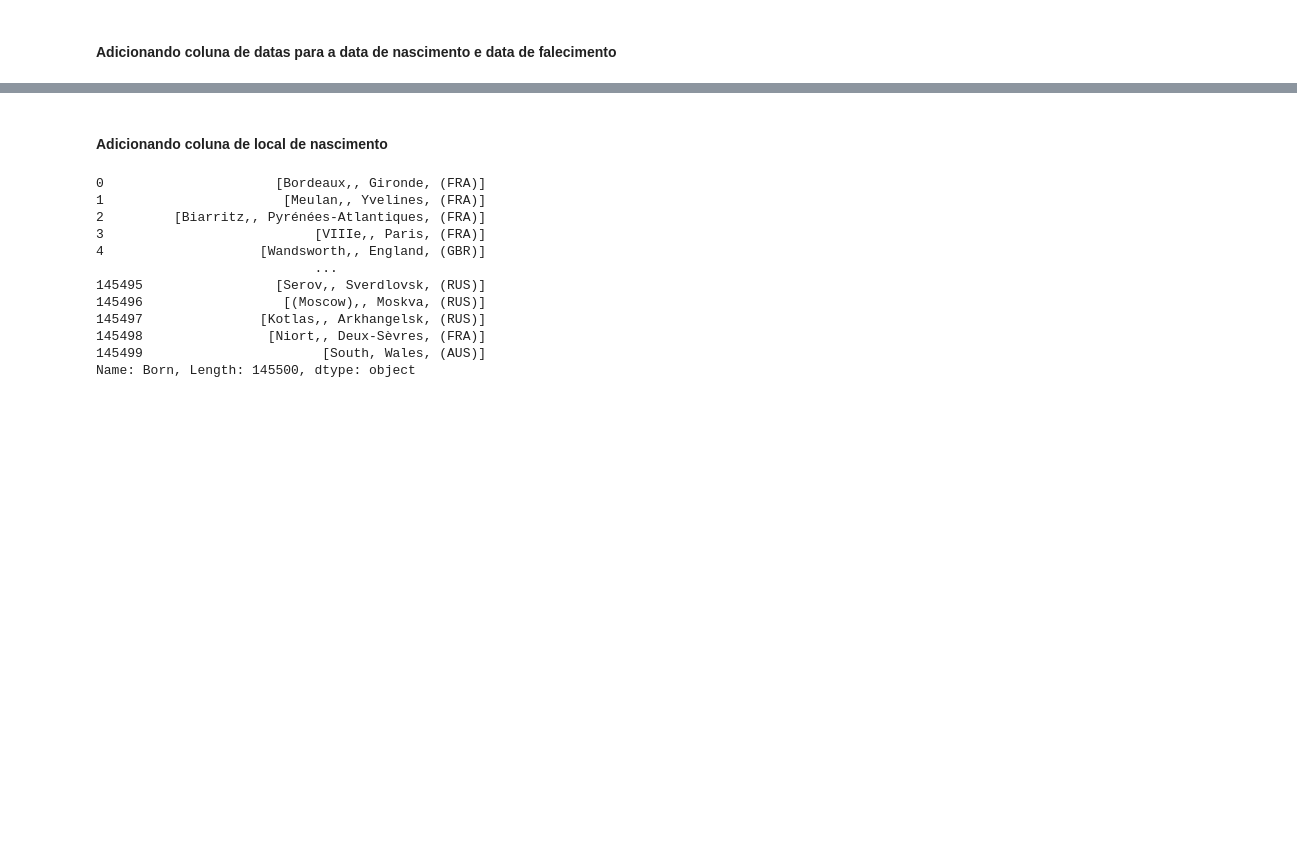
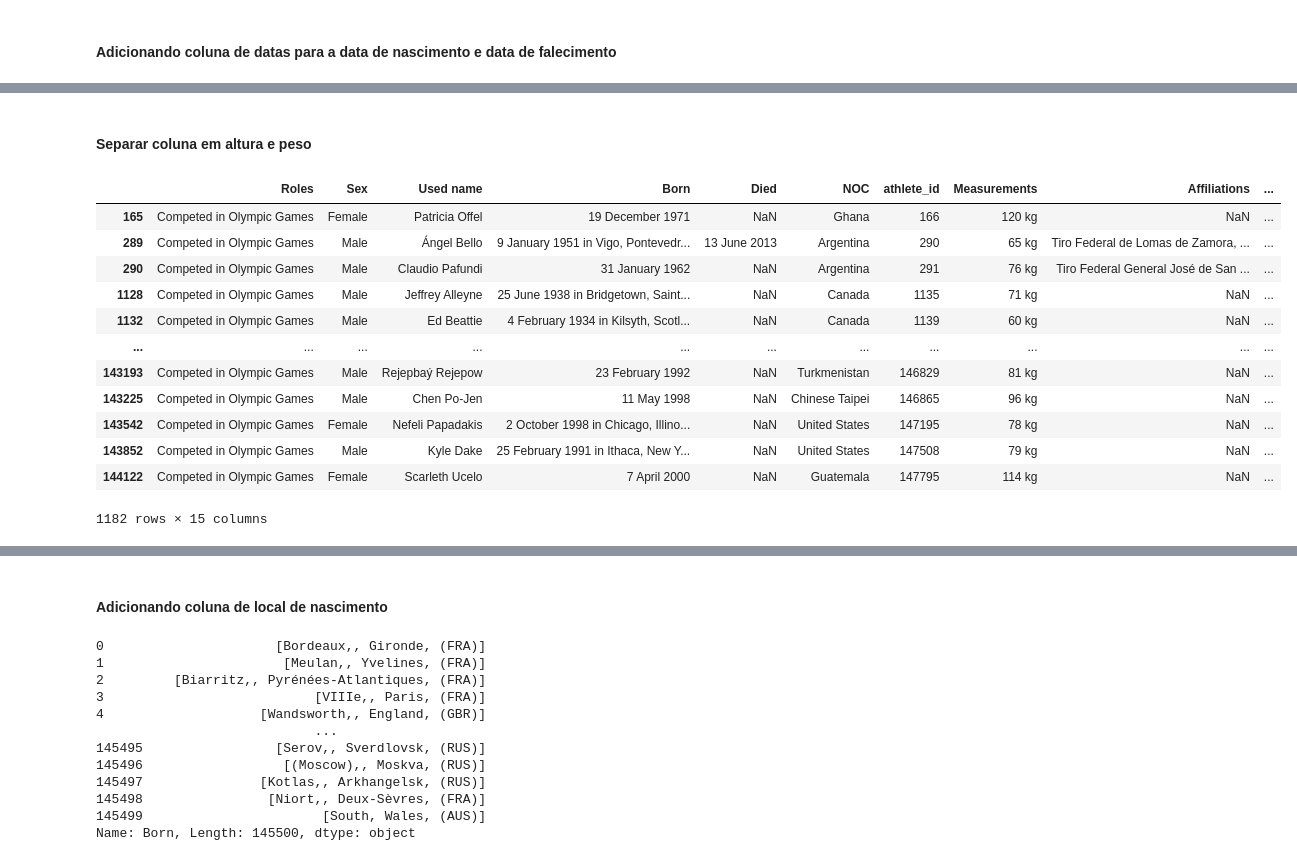
Before and after one commit to diogo-minoru/olympic_dataset, a Jupyter notebook: jupyter1.ipynb, the cells around one changed output, grey strips where cells are left out. Saved outputs shown, nothing was run; the diff lists cells and outputs as text; code cells hidden in the pictures; blank space fills up the shorter version.

Commit message:
tratando dados da coluna measurements

```diff
--- a/jupyter1.ipynb
+++ b/jupyter1.ipynb
@@ -71,0 +72,23 @@ olympic_df.head()
+# %% [markdown]
+#### Separar coluna em altura e peso
+# %%
+olympic_df[["height_cm", "weight_kg"]] = olympic_df["Measurements"].str.split("/", expand = True)
+# %%
+olympic_df[
+    olympic_df["Measurements"].notna() &
+    (olympic_df["height_cm"].str.contains("kg", na = False) |
+     olympic_df["weight_kg"].str.contains("cm", na = False))]
+# %% [output]
+|  | Roles | Sex | Used name | Born | Died | NOC | athlete_id | Measurements | Affiliations | ... |
+| 165 | Competed in Olympic Games | Female | Patricia Offel | 19 December 1971 | NaN | Ghana | 166 | 120 kg | NaN | ... |
+| 289 | Competed in Olympic Games | Male | Ángel Bello | 9 January 1951 in Vigo, Pontevedr... | 13 June 2013 | Argentina | 290 | 65 kg | Tiro Federal de Lomas de Zamora, ... | ... |
+| 290 | Competed in Olympic Games | Male | Claudio Pafundi | 31 January 1962 | NaN | Argentina | 291 | 76 kg | Tiro Federal General José de San ... | ... |
+| 1128 | Competed in Olympic Games | Male | Jeffrey Alleyne | 25 June 1938 in Bridgetown, Saint... | NaN | Canada | 1135 | 71 kg | NaN | ... |
+| 1132 | Competed in Olympic Games | Male | Ed Beattie | 4 February 1934 in Kilsyth, Scotl... | NaN | Canada | 1139 | 60 kg | NaN | ... |
+| ... | ... | ... | ... | ... | ... | ... | ... | ... | ... | ... |
+| 143193 | Competed in Olympic Games | Male | Rejepbaý Rejepow | 23 February 1992 | NaN | Turkmenistan | 146829 | 81 kg | NaN | ... |
+| 143225 | Competed in Olympic Games | Male | Chen Po-Jen | 11 May 1998 | NaN | Chinese Taipei | 146865 | 96 kg | NaN | ... |
+| 143542 | Competed in Olympic Games | Female | Nefeli Papadakis | 2 October 1998 in Chicago, Illino... | NaN | United States | 147195 | 78 kg | NaN | ... |
+| 143852 | Competed in Olympic Games | Male | Kyle Dake | 25 February 1991 in Ithaca, New Y... | NaN | United States | 147508 | 79 kg | NaN | ... |
+| 144122 | Competed in Olympic Games | Female | Scarleth Ucelo | 7 April 2000 | NaN | Guatemala | 147795 | 114 kg | NaN | ... |
+1182 rows × 15 columns
```
Also changed, not shown: parts of 10 cells of this notebook.
